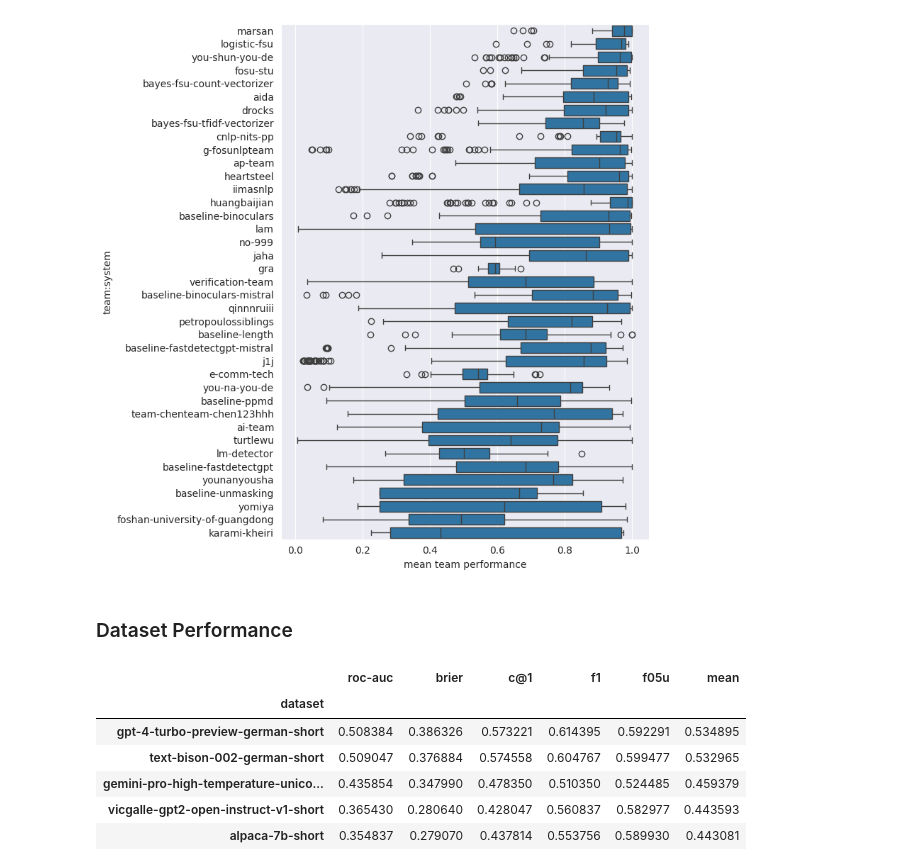
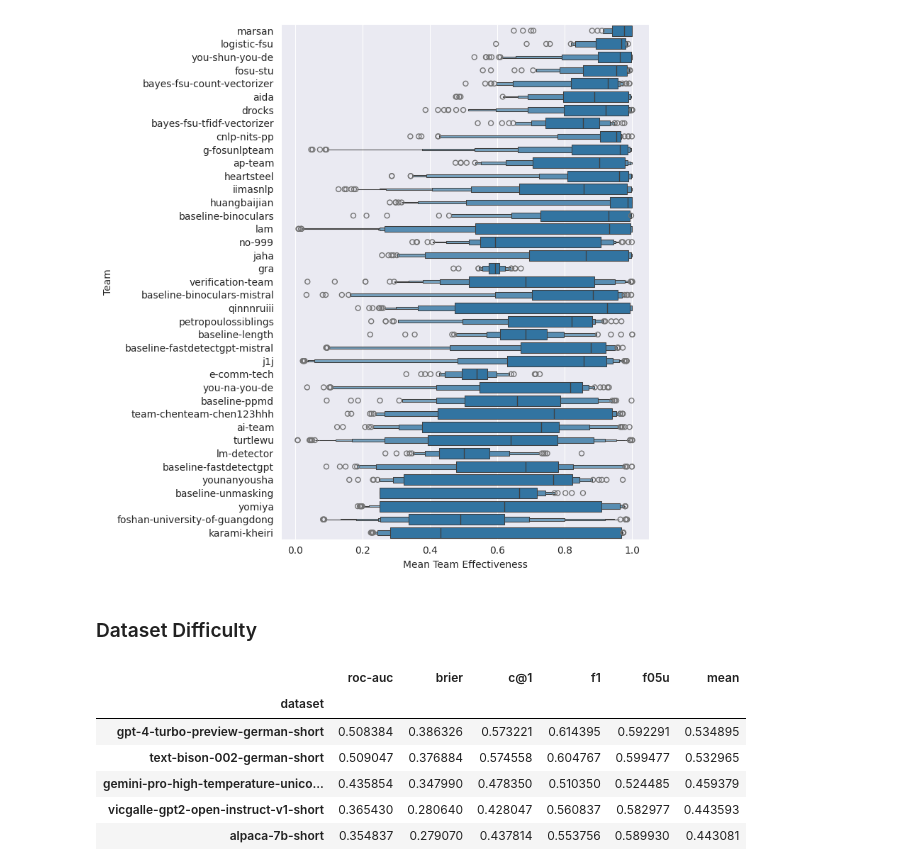
Before and after one commit to pan-webis-de/pan24-generative-ai-authorship-verification, a Jupyter notebook: pan24_task_eval/pan24-generative-authorship-evaluation.ipynb, the cells around one changed output. Drawn from its saved outputs; the diff is of its cells as text; code cells hidden in the pictures.

```diff
--- a/pan24_task_eval/pan24-generative-authorship-evaluation.ipynb
+++ b/pan24_task_eval/pan24-generative-authorship-evaluation.ipynb
@@ -78,4 +107,4 @@ df_team_ds_mean
 # %%
-df_team_std = df_team_ds_mean.groupby('system').std().sort_values('mean')
-df_team_std
+df_system_std = df_team_ds_mean.groupby(['team', 'system']).std().sort_values('mean')
+df_system_std
 # %% [output]
@@ -98,6 +127,7 @@ df_team_std
 # %%
-df_team_mean = df.groupby(['team', 'system']).mean().sort_values('mean', ascending=False)
-df_team_mean
+df_system_mean = df.groupby(['team', 'system']).mean().sort_values('mean', ascending=False)
+df_system_mean.to_csv('../data/eval-figures/system-effectiveness.csv')
+df_system_mean
 # %% [output]
 |  |  | roc-auc | brier | c@1 | f1 | f05u | mean |
 | team | system |  |  |  |  |  |  |
@@ -118,7 +148,8 @@ df_team_mean
 # %%
-df_team_mean_adjusted = df_team_mean - df_team_std
-df_team_mean_adjusted = df_team_mean_adjusted.sort_values('mean', ascending=False)
-df_team_mean_adjusted
+df_system_mean_adjusted = (df_system_mean - df_system_std).clip(0)
+df_system_mean_adjusted = df_system_mean_adjusted.sort_values('mean', ascending=False)
+df_system_mean_adjusted.to_csv('../data/eval-figures/system-effectiveness-adjusted.csv')
+df_system_mean_adjusted
 # %% [output]
 |  |  | roc-auc | brier | c@1 | f1 | f05u | mean |
 | team | system |  |  |  |  |  |  |
@@ -145,0 +185,4 @@ plt.show()
+# %%
+df_team_mean_adjusted = df_system_mean_adjusted.groupby('team').mean().sort_values('mean', ascending=False)
+df_team_mean_adjusted.to_csv('../data/eval-figures/team-effectiveness-adjusted.csv')
+df_team_mean_adjusted
@@ -146,13 +208,12 @@ plt.show()
 # %%
 plt.figure(figsize=(8, 8))
-sort_order = df_team_mean_adjusted['mean'].groupby('team').mean().sort_values(ascending=False).index
-sns.boxplot(data=df, y='team', x='mean', order=sort_order).set(xlabel='mean team performance', ylabel='team:system')
+sns.boxenplot(data=df, y='team', x='mean', order=df_team_mean_adjusted.index).set(xlabel='Mean Team Effectiveness', ylabel='Team')
 plt.tight_layout()
-plt.savefig('../data/eval-figures/team-performance.pdf')
+plt.savefig('../data/eval-figures/team-effectiveness.pdf')
 plt.show()
 # %% [output]
-[figure, old version]
+[figure, new version]
 # %% [markdown]
-### Dataset Performance
+### Dataset Difficulty
 # %%
 df_ds_mean = (1 - df).groupby('dataset').mean().sort_values('mean', ascending=False)
```
Also changed, not shown: parts of 25 cells of this notebook.
